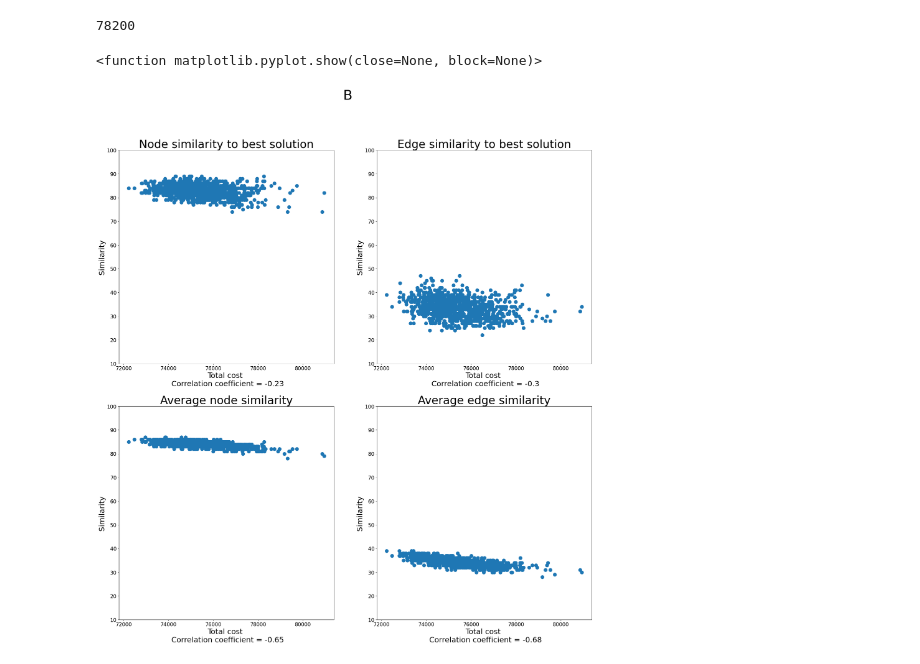
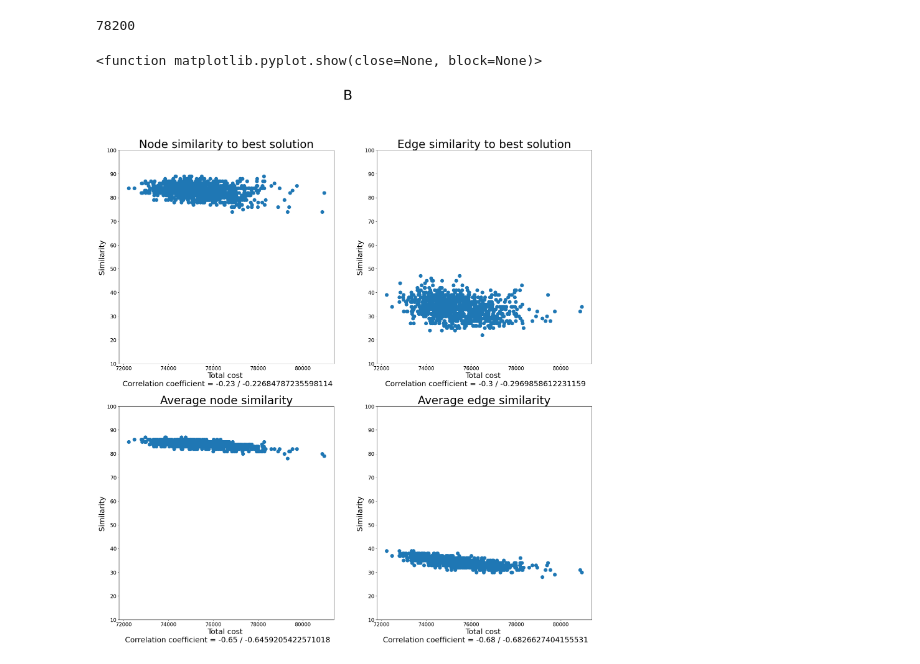
Before and after one commit to wkzawadzka/evolutionary-computation, a Jupyter notebook: src/python/w8_analysis.ipynb, the cells around one changed output. Saved outputs shown, nothing was run; the diff lists cells and outputs as text; code cells hidden in the pictures.

```diff
--- a/src/python/w8_analysis.ipynb
+++ b/src/python/w8_analysis.ipynb
@@ -101,10 +102,11 @@ titles = ["Node similarity to best solution", "Edge similarity to best solution"
 for sub_title, y in list(a_df.items())[1:]:
     ax[idx].scatter(x, y, s=100)
     corr = correlation_coefficient(x, y)
+    corr2 = scipy.stats.pearsonr(x, y)
 
     ax[idx].set_title(titles[idx], fontsize=33)
 
-    ax[idx].set_xlabel(f'Total cost \n Correlation coefficient = {corr}', fontsize=22)
+    ax[idx].set_xlabel(f'Total cost \n Correlation coefficient = {corr} / {corr2[0]}', fontsize=22)
     ax[idx].set_ylabel('Similarity', fontsize=22)
 
     ax[idx].tick_params(axis='both', labelsize=15)
@@ -161,25 +165,26 @@ b_df = pd.DataFrame(b_sum)
 # %%
 fig, ax = plt.subplots(2, 2, figsize=(25, 25))
 ax = ax.flatten()
 idx = 0
 fig.suptitle("B", fontsize=40)
 
 x = list(b_df.items())[0][1]
 titles = ["Node similarity to best solution", "Edge similarity to best solution", "Average node similarity", "Average edge similarity"]
 for sub_title, y in list(b_df.items())[1:]:
     ax[idx].scatter(x, y, s=100)
     corr = correlation_coefficient(x, y)
+    corr2 = scipy.stats.pearsonr(x, y)
 
     ax[idx].set_title(titles[idx], fontsize=33)
 
-    ax[idx].set_xlabel(f'Total cost \n Correlation coefficient = {corr}', fontsize=22)
+    ax[idx].set_xlabel(f'Total cost \n Correlation coefficient = {corr} / {corr2[0]}', fontsize=22)
     ax[idx].set_ylabel('Similarity', fontsize=22)
 
     ax[idx].tick_params(axis='both', labelsize=15)
     ax[idx].set_ylim(10, 100)
 
     idx += 1
 plt.show
 # %% [output]
 <function matplotlib.pyplot.show(close=None, block=None)>
-[figure, old version]
+[figure, new version]
```
Also changed, not shown: parts of 3 cells of this notebook, 4 other files.
